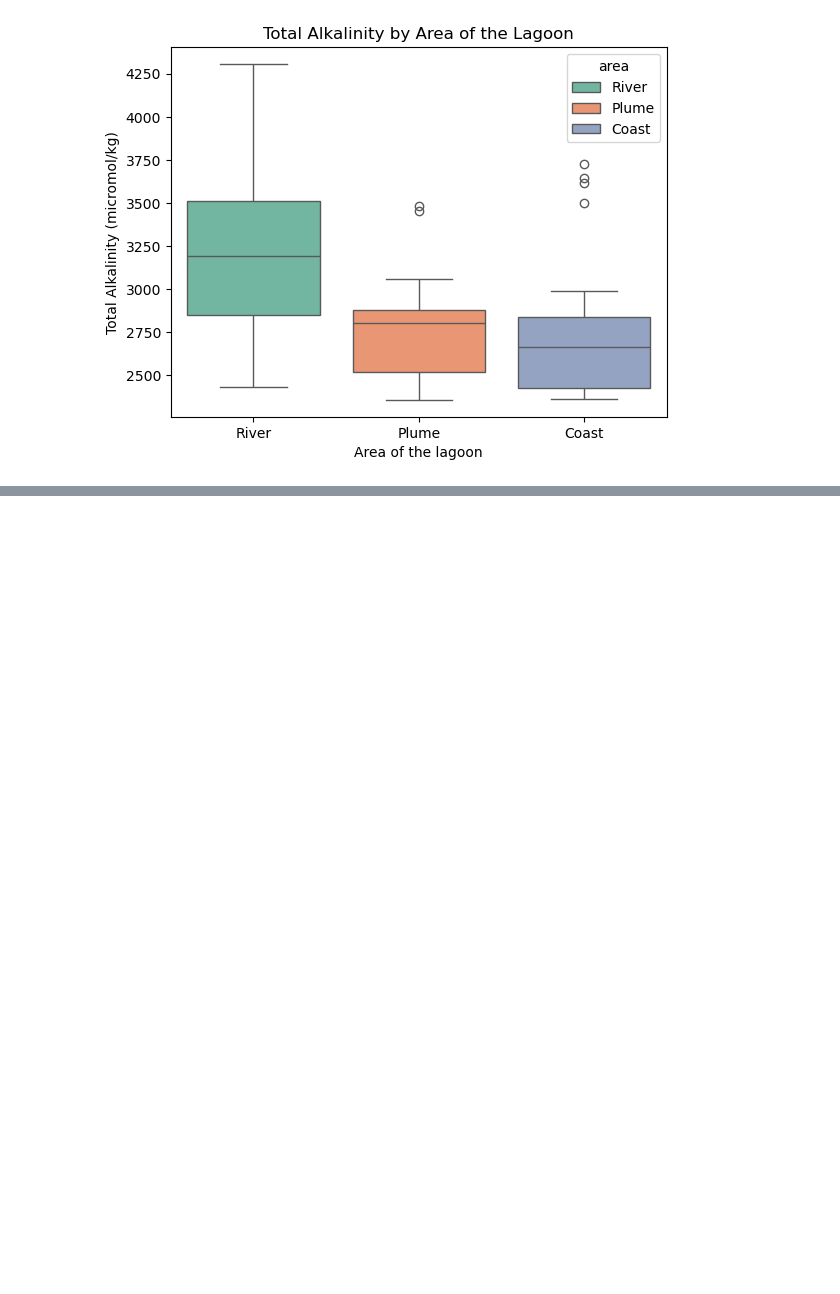
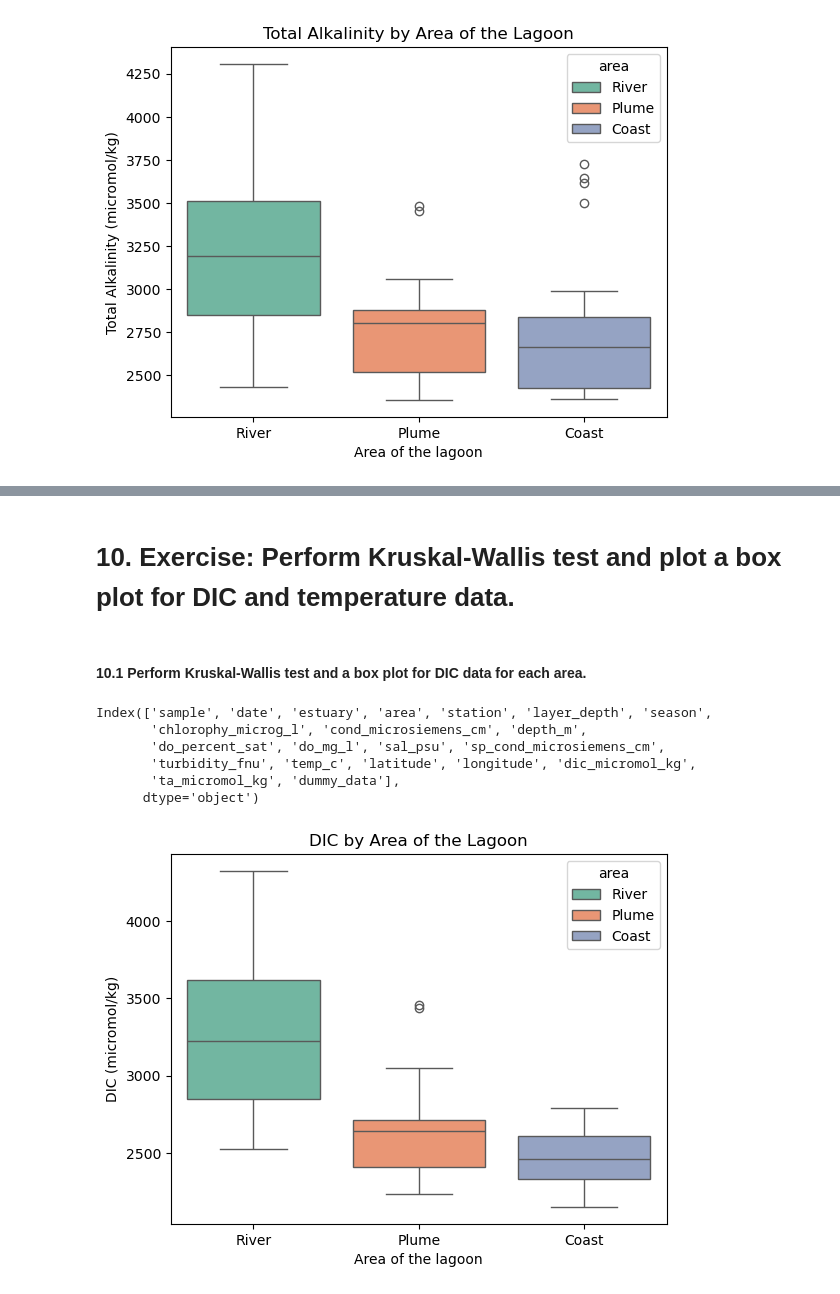
Before and after one commit to jpoh2/modelab-jp, a Jupyter notebook: 10_Kruskal-Wallis_test.ipynb, the cells around one changed output, grey strips where cells are left out. Saved outputs shown, nothing was run; the diff lists cells and outputs as text; code cells hidden in the pictures; blank space fills up the shorter version.

```diff
--- a/10_Kruskal-Wallis_test.ipynb
+++ b/10_Kruskal-Wallis_test.ipynb
@@ -102,0 +130,24 @@ plt.show()
+# %% [markdown]
+# 10. Exercise: Perform Kruskal-Wallis test and plot a box plot for DIC and temperature data.
+# %% [markdown]
+#### 10.1 Perform Kruskal-Wallis test and a box plot for DIC data for each area.
+# %%
+terminos_df.columns  #Visualizar los nombres de las columnas del DataFrame
+# %% [output]
+Index(['sample', 'date', 'estuary', 'area', 'station', 'layer_depth', 'season',
+       'chlorophy_microg_l', 'cond_microsiemens_cm', 'depth_m',
+       'do_percent_sat', 'do_mg_l', 'sal_psu', 'sp_cond_microsiemens_cm',
+       'turbidity_fnu', 'temp_c', 'latitude', 'longitude', 'dic_micromol_kg',
+       'ta_micromol_kg', 'dummy_data'],
+      dtype='object')
+# %%
+import seaborn as sns
+import matplotlib.pyplot as plt
+
+sns.boxplot(x='area', y='dic_micromol_kg', data=terminos_df, palette="Set2", hue= "area", legend=True) #Cada que se use el ARGUMENTO palette, se debe especificar el ARGUMENTO hue y agregar legend=False si no quieres mostrar la leyenda. Así el color se asigna correctamente por categoría.
+plt.xlabel('Area of the lagoon')
+plt.ylabel('DIC (micromol/kg)')
+plt.title('DIC by Area of the Lagoon')
+plt.show()
+# %% [output]
+[figure, added]
```
Also changed, not shown: parts of 10 cells of this notebook.
